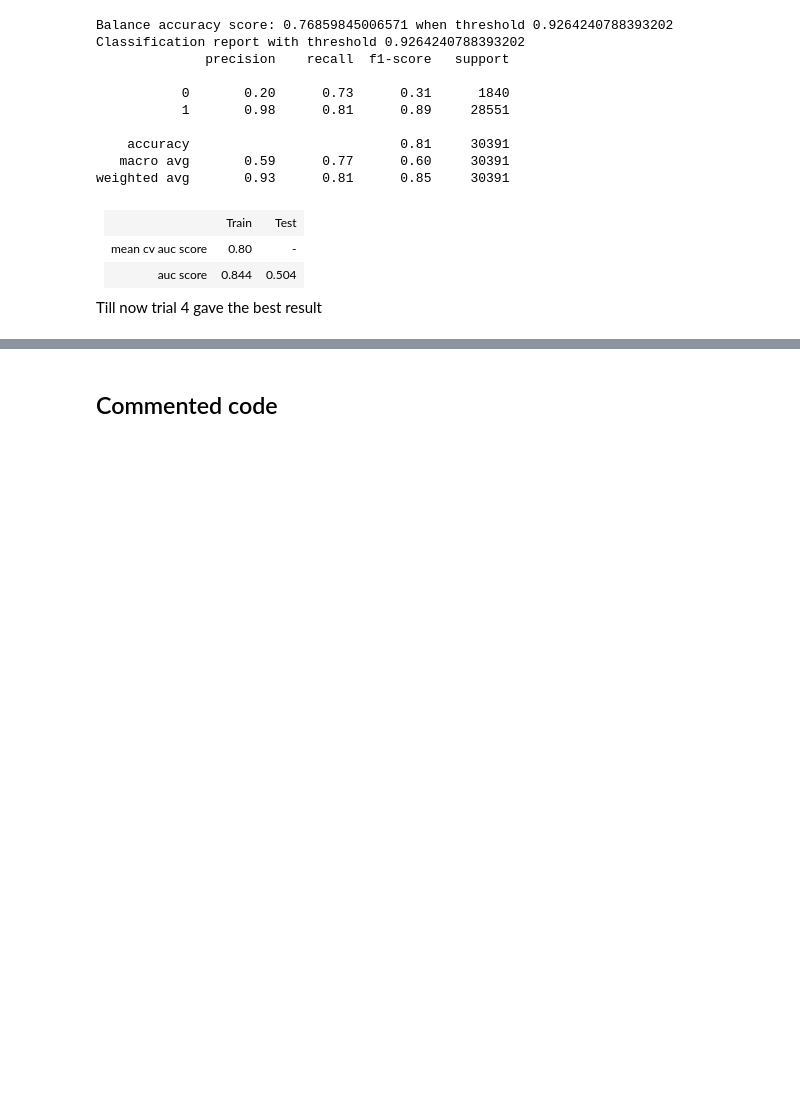
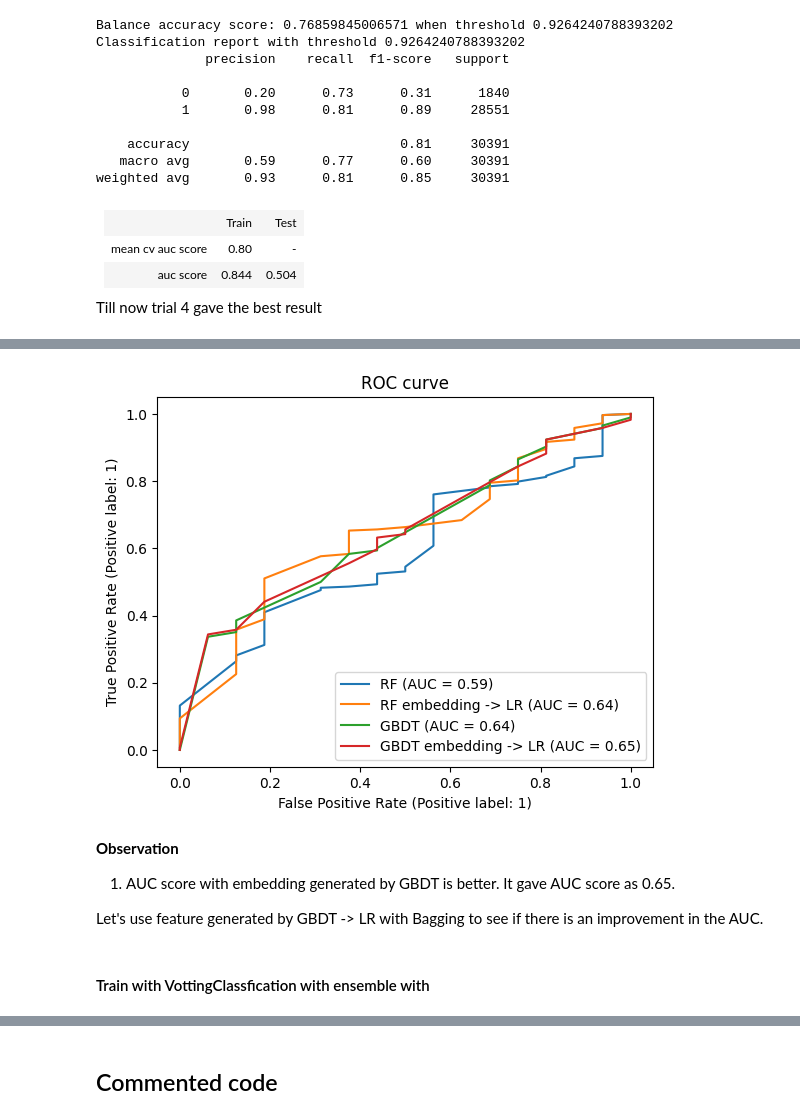
Before and after one commit to SmithaUpadhyaya/employee_access_resource_classifier, a Jupyter notebook: notebooks/training.ipynb, the cells around one changed output, grey strips where cells are left out. Saved outputs shown, nothing was run; the diff lists cells and outputs as text; code cells hidden in the pictures; blank space fills up the shorter version.

```diff
--- a/notebooks/training.ipynb
+++ b/notebooks/training.ipynb
@@ -1770,0 +1902,10 @@ Till now trial 4 gave the best result
+# %%
+PROJECT_ROOT = plh.get_project_root()
+
+clean_train_data = os.path.join(PROJECT_ROOT,
+                                hlpread.read_yaml_key('data_source.data_folders'),
+                                hlpread.read_yaml_key('data_source.prepared.folder'),
+                                hlpread.read_yaml_key('data_source.prepared.clean_train'),
+                                )
+db_train = hlpread.read_from_parquet(clean_train_data)
+db_train.drop(['ROLE_TITLE', 'MGR_ID'], axis = 1, inplace = True)
@@ -1770,0 +1915,11 @@ Till now trial 4 gave the best result
+# %%
+from sklearn.model_selection import train_test_split
+
+split_params = hlpread.read_yaml_key('train_test_split')
+X_train, X_test = train_test_split(db_train,  test_size = split_params['test_size'], random_state = split_params['random_seed'], shuffle = True)
+
+Y_train = X_train['ACTION']
+Y_test = X_test['ACTION']
+
+X_train.drop('ACTION', axis = 1, inplace = True)
+X_test.drop('ACTION', axis = 1, inplace = True)
@@ -1770,0 +1950,5 @@ Till now trial 4 gave the best result
+# %%
+#Since Tree based model can not handel string. Will only consider non combine feature
+feature_columns = ['RESOURCE', 'ROLE_ROLLUP_1', 'ROLE_ROLLUP_2', 'ROLE_DEPTNAME', 'ROLE_FAMILY_DESC', 'ROLE_FAMILY', 'ROLE_CODE',]
+n_estimators = len(feature_columns) #Let's create features for the catagory featues
+max_depth = 2
@@ -1770,0 +2036,29 @@ Till now trial 4 gave the best result
+# %%
+models = [
+    ("RF", random_forest),
+    ("RF embedding -> LR", rf_model),
+    ("GBDT", gradient_boosting),
+    ("GBDT embedding -> LR", gbdt_model),
+]
+# %%
+from sklearn.metrics import RocCurveDisplay
+import matplotlib.pyplot as plt
+
+model_displays = {}
+fig, ax = plt.subplots()
+
+for name, pipeline in models:
+    model_displays[name] = RocCurveDisplay.from_estimator(
+        pipeline, X_test[feature_columns], Y_test, ax = ax, name = name
+    )
+_ = ax.set_title("ROC curve")
+# %% [output]
+[figure, added]
+# %% [markdown]
+**Observation**
+
+1. AUC score with embedding generated by GBDT is better. It gave AUC score as 0.65.
+
+Let's use feature generated by GBDT -> LR with Bagging to see if there is an improvement in the AUC.
+# %% [markdown]
+#### Train with VottingClassfication with ensemble with ####
```
Also changed, not shown: parts of 25 cells of this notebook, 2 other files.
